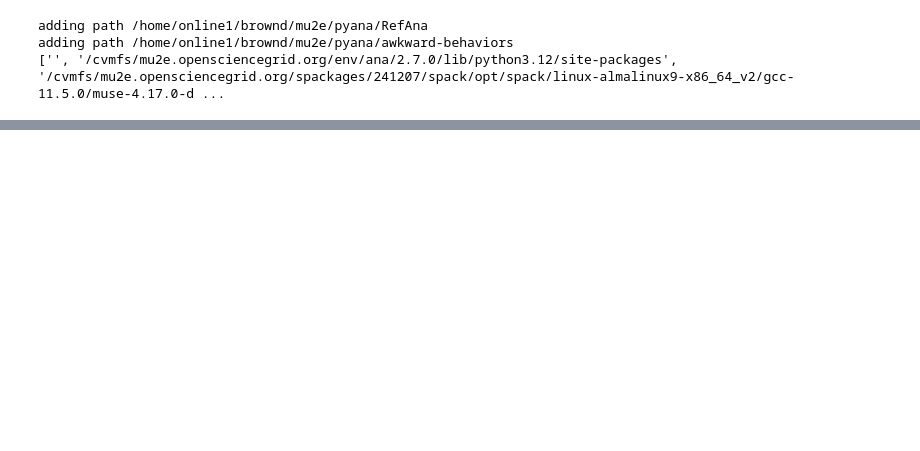
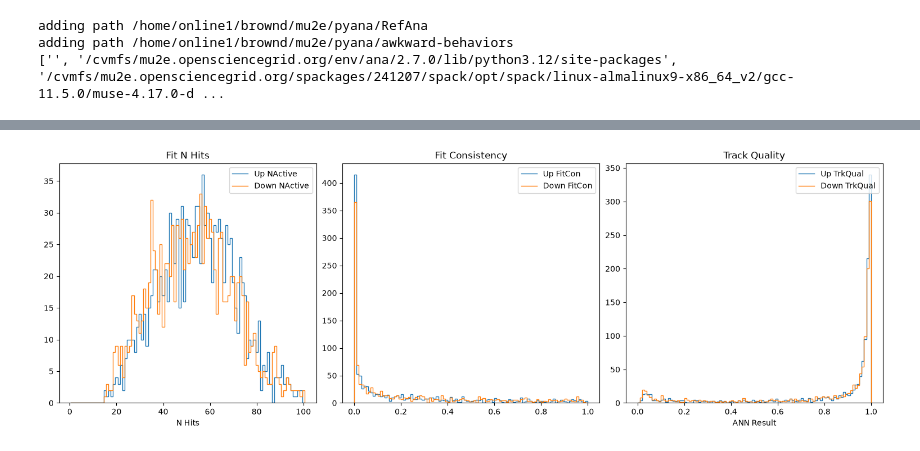
Before and after one commit to LBLmu2e/RefAna, a Jupyter notebook: PlotReflections.ipynb, the cells around one changed output, grey strips where cells are left out. Drawn from its saved outputs; the diff is of its cells as text; code cells hidden in the pictures; blank space fills up the shorter version.

```diff
--- a/PlotReflections.ipynb
+++ b/PlotReflections.ipynb
@@ -50,0 +79,4 @@ refplot.PlotQuality()
+# %%
+refplot.PlotQuality()
+# %% [output]
+[figure, added]
```
Also changed, not shown: parts of 9 cells of this notebook, 4 other files.
